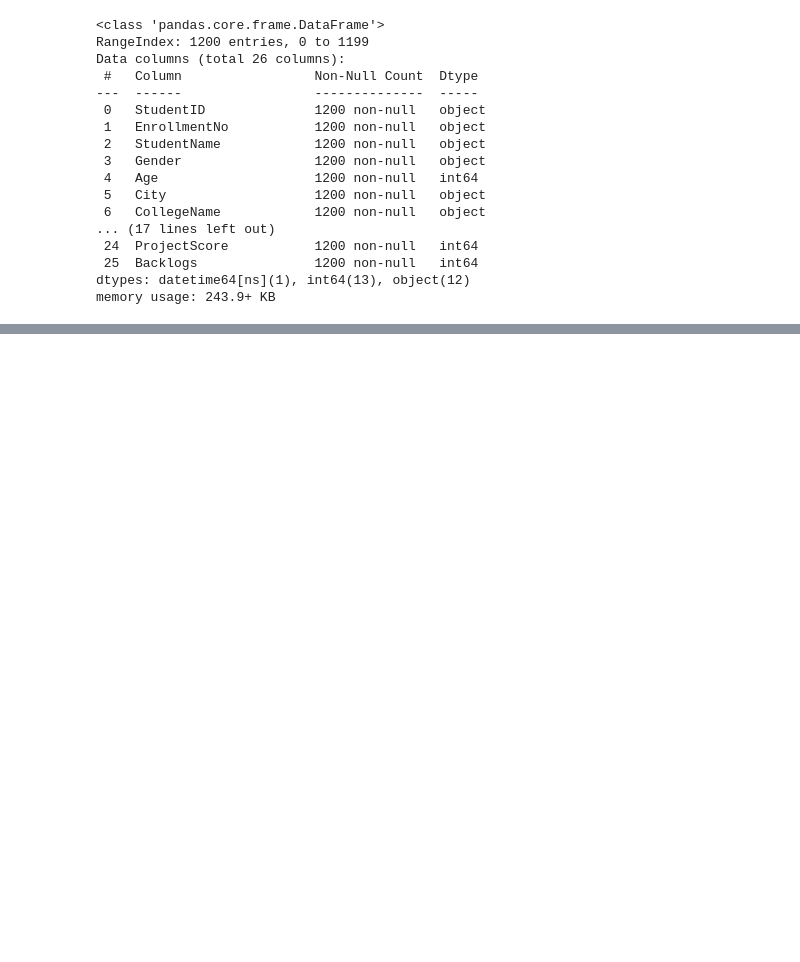
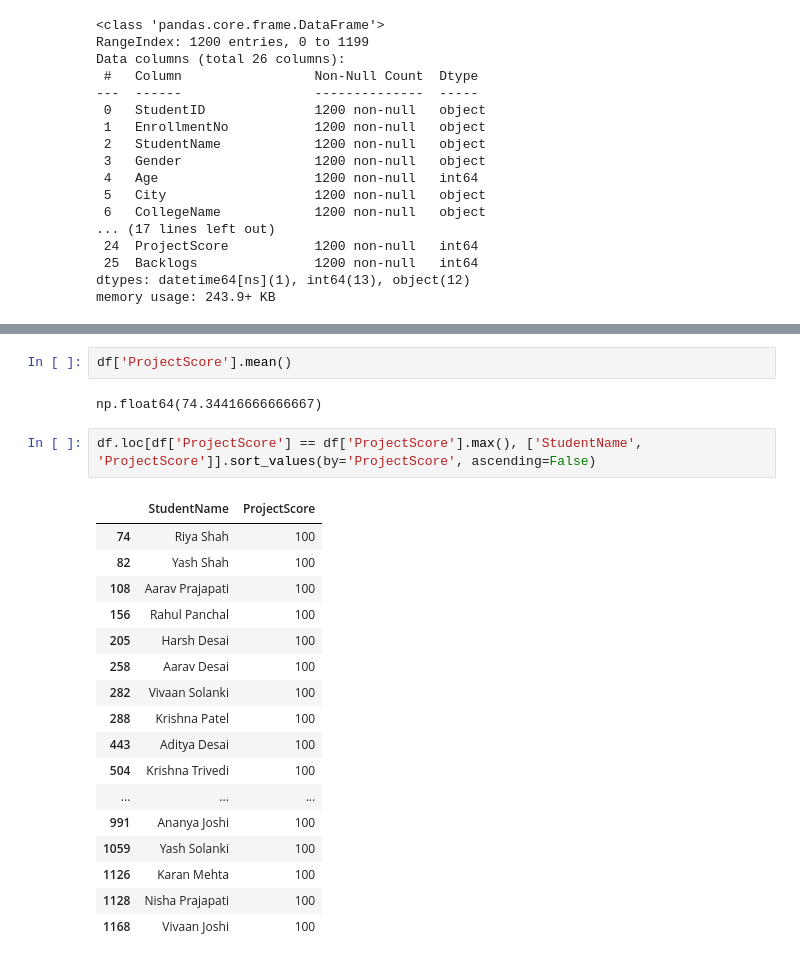
Before and after one commit to YUGPATEL7/data-science-journey, a Jupyter notebook: Data_Science/03_Bacis_modules_for_ML/02_Pandas/02_Student_Dashboard_Analytics.ipynb, the cells around one changed output, grey strips where cells are left out. Cells and saved outputs as stored; diff of their text form; blank space fills up the shorter version.

```diff
--- a/Data_Science/03_Bacis_modules_for_ML/02_Pandas/02_Student_Dashboard_Analytics.ipynb
+++ b/Data_Science/03_Bacis_modules_for_ML/02_Pandas/02_Student_Dashboard_Analytics.ipynb
@@ -185,0 +559,24 @@ df.rename(columns={"AttendancePct": "Attendance"}, inplace=True)
+# %%
+df['ProjectScore'].mean()
+# %% [output]
+np.float64(74.34416666666667)
+# %%
+df.loc[df['ProjectScore'] == df['ProjectScore'].max(), ['StudentName', 'ProjectScore']].sort_values(by='ProjectScore', ascending=False)
+# %% [output]
+|  | StudentName | ProjectScore |
+| 74 | Riya Shah | 100 |
+| 82 | Yash Shah | 100 |
+| 108 | Aarav Prajapati | 100 |
+| 156 | Rahul Panchal | 100 |
+| 205 | Harsh Desai | 100 |
+| 258 | Aarav Desai | 100 |
+| 282 | Vivaan Solanki | 100 |
+| 288 | Krishna Patel | 100 |
+| 443 | Aditya Desai | 100 |
+| 504 | Krishna Trivedi | 100 |
+| ... | ... | ... |
+| 991 | Ananya Joshi | 100 |
+| 1059 | Yash Solanki | 100 |
+| 1126 | Karan Mehta | 100 |
+| 1128 | Nisha Prajapati | 100 |
+| 1168 | Vivaan Joshi | 100 |
```
Also changed, not shown: parts of 43 cells of this notebook, 2 other files.
